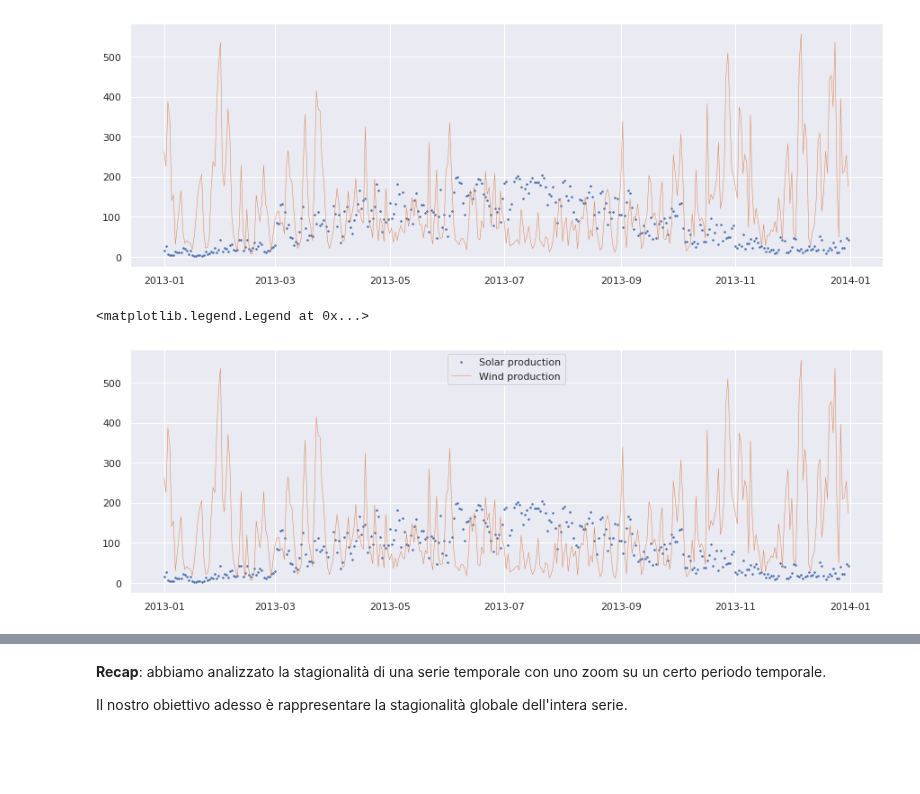
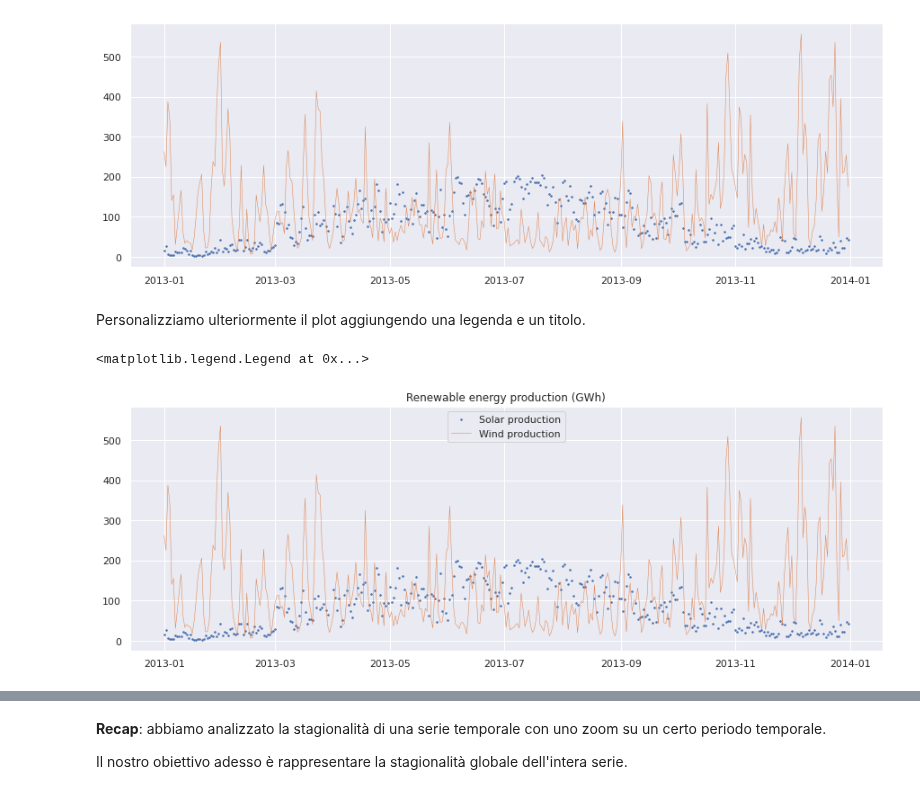
Before and after one commit to fbagattini/Lezioni, a Jupyter notebook: Analisi e Forecast di Serie Temporali con Python - Parte I.ipynb, the cells around one changed output, grey strips where cells are left out. Drawn from its saved outputs; the diff is of its cells as text; code cells hidden in the pictures; blank space fills up the shorter version.

```diff
--- a/Gestione di Serie Temporali con Python - Parte I.ipynb
+++ b/Analisi e Forecast di Serie Temporali con Python - Parte I.ipynb
@@ -695,12 +748,15 @@ ax.plot(df['Wind']['2013'], linestyle='-', linewidth=0.5)
 # %% [output]
 [<matplotlib.lines.Line2D at 0x...>]
 [figure]
+# %% [markdown]
+Personalizziamo ulteriormente il plot aggiungendo una legenda e un titolo.
 # %%
-fig, ax = plt.subplots(figsize=(15,5))
+plt.figure(figsize=(15, 5))
 
-ax.plot(df['Solar']['2013'], linestyle='', marker='.', markersize=3, label='Solar production')
-ax.plot(df['Wind']['2013'], linestyle='-', linewidth=0.5, label='Wind production')
-ax.legend()
+plt.plot(df['Solar']['2013'], linestyle='', marker='.', markersize=3, label='Solar production')
+plt.plot(df['Wind']['2013'], linestyle='-', linewidth=0.5, label='Wind production')
+plt.title('Renewable energy production (GWh)')
+plt.legend()
 # %% [output]
 <matplotlib.legend.Legend at 0x...>
-[figure, old version]
+[figure, new version]
```
Also changed, not shown: parts of 63 cells of this notebook, 3 other files.
